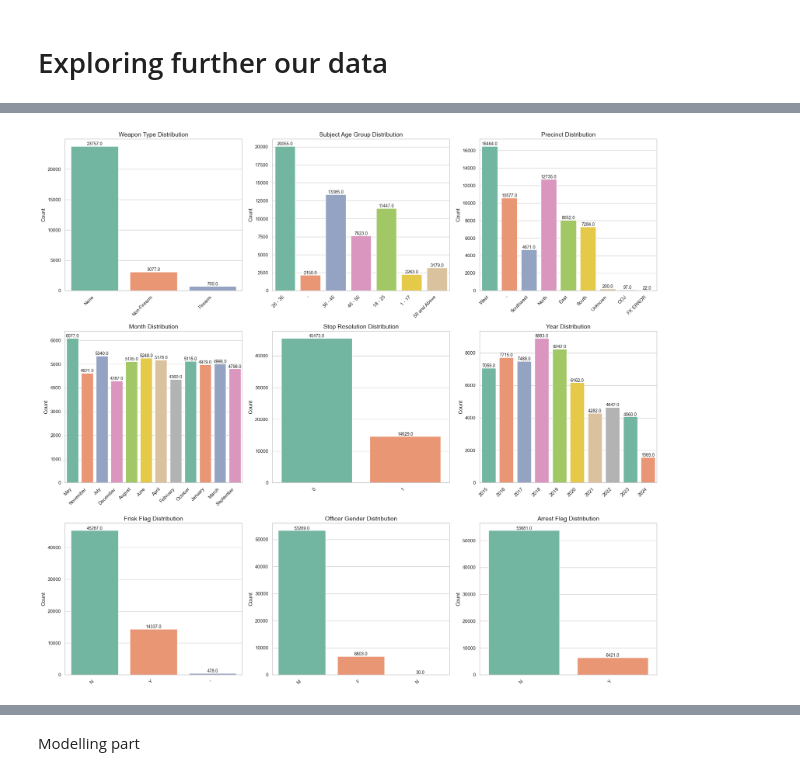
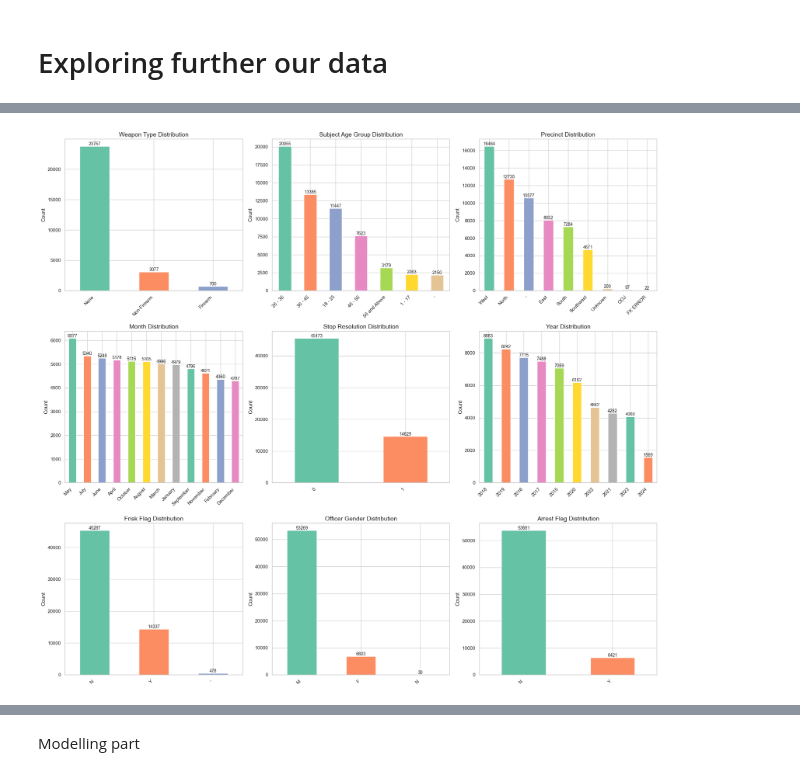
Before and after one commit to Allan-Kipkemei/Dsc-phase-3-project, a Jupyter notebook: code_checkpoints/main.ipynb, the cells around one changed output, grey strips where cells are left out. Cells and saved outputs as stored; diff of their text form; code cells hidden in the pictures.

```diff
--- a/code_checkpoints/main.ipynb
+++ b/code_checkpoints/main.ipynb
@@ -233,40 +278,35 @@ palette = sns.color_palette("Set2")
 fig, axes = plt.subplots(3, 3, figsize=(20, 18))
 
 # List of columns to plot and their titles, reshuffled
 columns = [
     ('Weapon Type', 'Weapon Type Distribution'),
     ('Subject Age Group', 'Subject Age Group Distribution'),
     ('Precinct', 'Precinct Distribution'),
     ('Month', 'Month Distribution'),
     ('Stop Resolution', 'Stop Resolution Distribution'),
     ('Year', 'Year Distribution'),
     ('Frisk Flag', 'Frisk Flag Distribution'),
     ('Officer Gender', 'Officer Gender Distribution'),
     ('Arrest Flag', 'Arrest Flag Distribution')
 ]
 
 # Plot each column in its own subplot
 for ax, (col, title) in zip(axes.flatten(), columns):
-    plot = sns.countplot(data=df, x=col, palette=palette, ax=ax)
+    data_to_plot = df[col].value_counts()
+    data_to_plot.plot(kind='bar', ax=ax, color=palette)
     ax.set_title(title, fontsize=14)
     ax.set_xlabel('')
     ax.set_ylabel('Count', fontsize=12)
 
     # Rotate x-axis labels for better readability
     ax.set_xticklabels(ax.get_xticklabels(), rotation=45, ha='right')
 
     # Annotate bars with counts
-    for p in plot.patches:
-        height = p.get_height()
-        plot.annotate(f'{height}',
-                      (p.get_x() + p.get_width() / 2., height),
-                      ha='center', va='center',
-                      xytext=(0, 5),
-                      textcoords='offset points',
-                      fontsize=10)
+    for i, v in enumerate(data_to_plot):
+        ax.text(i, v + 0.5, str(v), ha='center', va='bottom', fontsize=10)
 
 # Adjust layout for better spacing
 plt.tight_layout()
 plt.show()
 # %% [output]
-[figure, old version]
+[figure, new version]
```
Also changed, not shown: parts of 25 cells of this notebook, 14 other files.
